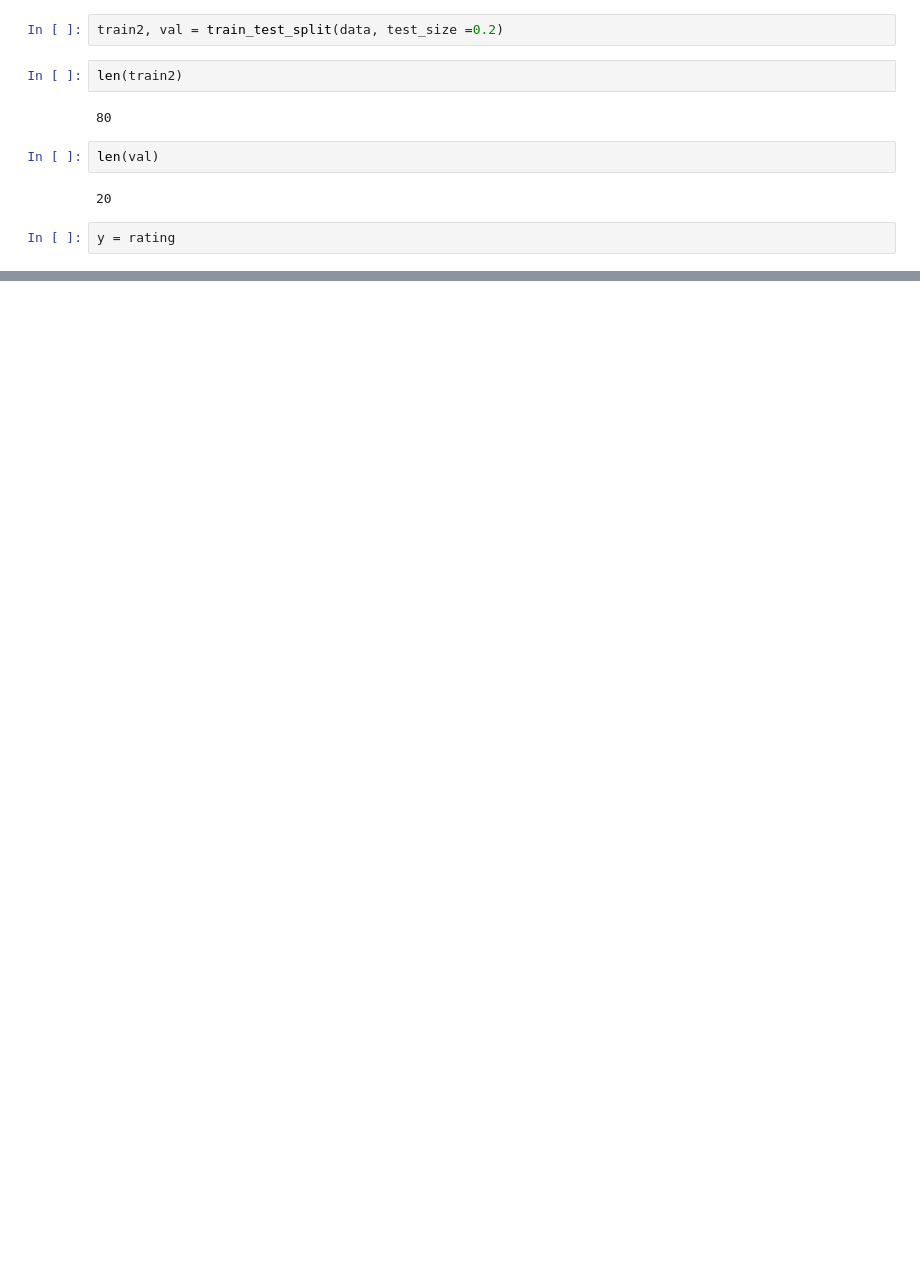
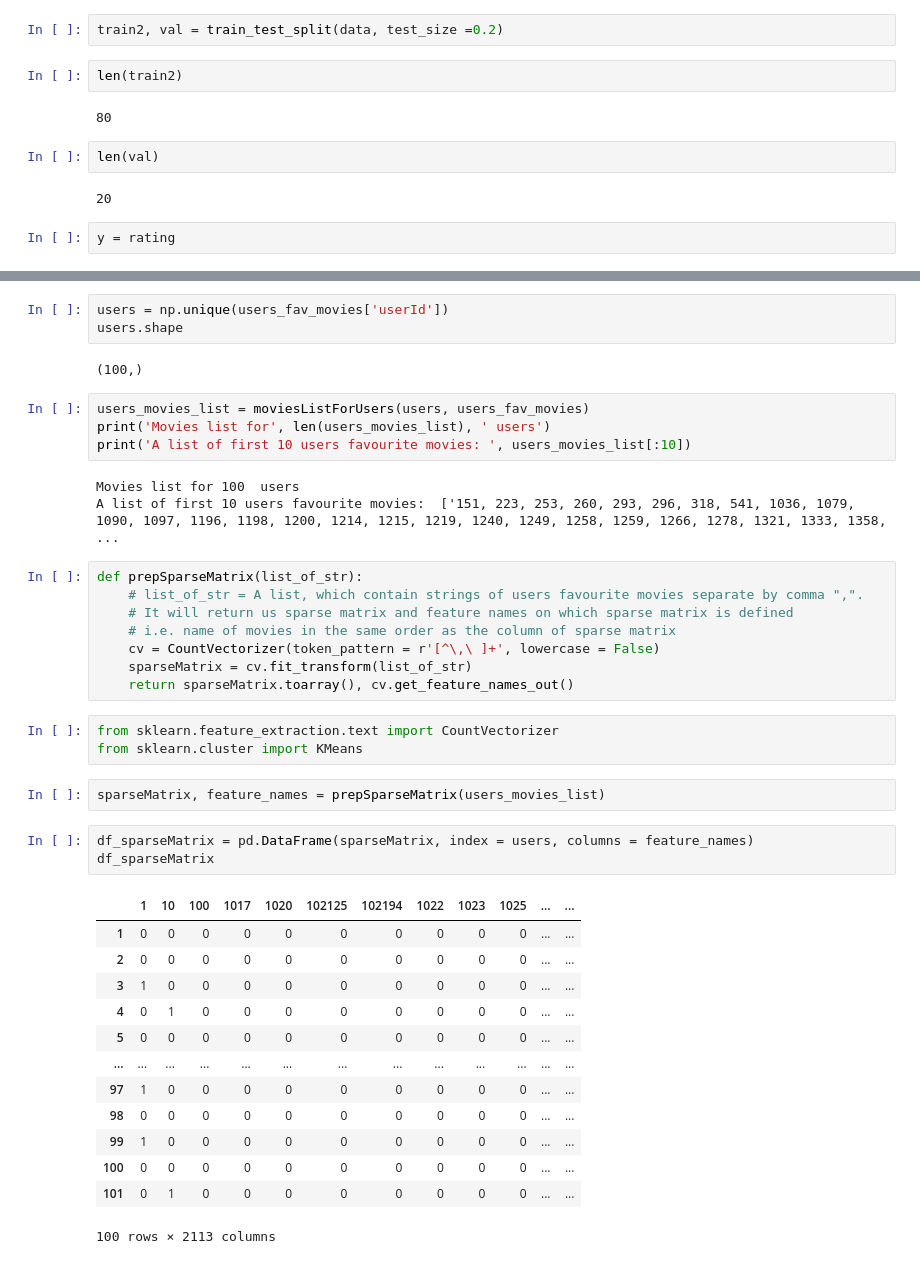
Before and after one commit to Ronnieups/notebook, a Jupyter notebook: EDA.ipynb, the cells around one changed output, grey strips where cells are left out. Drawn from its saved outputs; the diff is of its cells as text; blank space fills up the shorter version.

```diff
--- a/EDA.ipynb
+++ b/EDA.ipynb
@@ -562,0 +715,42 @@ ValueError: Found input variables with inconsistent numbers of samples: [27278,
+# %%
+users = np.unique(users_fav_movies['userId'])
+users.shape
+# %% [output]
+(100,)
+# %%
+users_movies_list = moviesListForUsers(users, users_fav_movies)
+print('Movies list for', len(users_movies_list), ' users')
+print('A list of first 10 users favourite movies: ', users_movies_list[:10])
+# %% [output]
+Movies list for 100  users
+A list of first 10 users favourite movies:  ['151, 223, 253, 260, 293, 296, 318, 541, 1036, 1079, 1090, 1097, 1196, 1198, 1200, 1214, 1215, 1219, 1240, 1249, 1258, 1259, 1266, 1278, 1321, 1333, 1358,  ...
+# %%
+def prepSparseMatrix(list_of_str):
+    # list_of_str = A list, which contain strings of users favourite movies separate by comma ",".
+    # It will return us sparse matrix and feature names on which sparse matrix is defined
+    # i.e. name of movies in the same order as the column of sparse matrix
+    cv = CountVectorizer(token_pattern = r'[^\,\ ]+', lowercase = False)
+    sparseMatrix = cv.fit_transform(list_of_str)
+    return sparseMatrix.toarray(), cv.get_feature_names_out()
+# %%
+from sklearn.feature_extraction.text import CountVectorizer
+from sklearn.cluster import KMeans
+# %%
+sparseMatrix, feature_names = prepSparseMatrix(users_movies_list)
+# %%
+df_sparseMatrix = pd.DataFrame(sparseMatrix, index = users, columns = feature_names)
+df_sparseMatrix
+# %% [output]
+|  | 1 | 10 | 100 | 1017 | 1020 | 102125 | 102194 | 1022 | 1023 | 1025 | ... | ... |
+| 1 | 0 | 0 | 0 | 0 | 0 | 0 | 0 | 0 | 0 | 0 | ... | ... |
+| 2 | 0 | 0 | 0 | 0 | 0 | 0 | 0 | 0 | 0 | 0 | ... | ... |
+| 3 | 1 | 0 | 0 | 0 | 0 | 0 | 0 | 0 | 0 | 0 | ... | ... |
+| 4 | 0 | 1 | 0 | 0 | 0 | 0 | 0 | 0 | 0 | 0 | ... | ... |
+| 5 | 0 | 0 | 0 | 0 | 0 | 0 | 0 | 0 | 0 | 0 | ... | ... |
+| ... | ... | ... | ... | ... | ... | ... | ... | ... | ... | ... | ... | ... |
+| 97 | 1 | 0 | 0 | 0 | 0 | 0 | 0 | 0 | 0 | 0 | ... | ... |
+| 98 | 0 | 0 | 0 | 0 | 0 | 0 | 0 | 0 | 0 | 0 | ... | ... |
+| 99 | 1 | 0 | 0 | 0 | 0 | 0 | 0 | 0 | 0 | 0 | ... | ... |
+| 100 | 0 | 0 | 0 | 0 | 0 | 0 | 0 | 0 | 0 | 0 | ... | ... |
+| 101 | 0 | 1 | 0 | 0 | 0 | 0 | 0 | 0 | 0 | 0 | ... | ... |
+100 rows × 2113 columns
```
Also changed, not shown: parts of 43 cells of this notebook.
